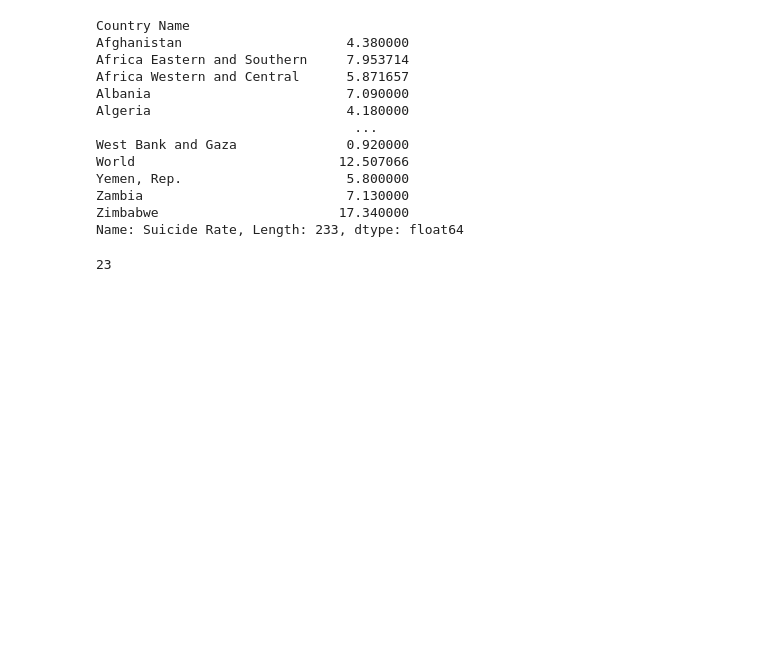
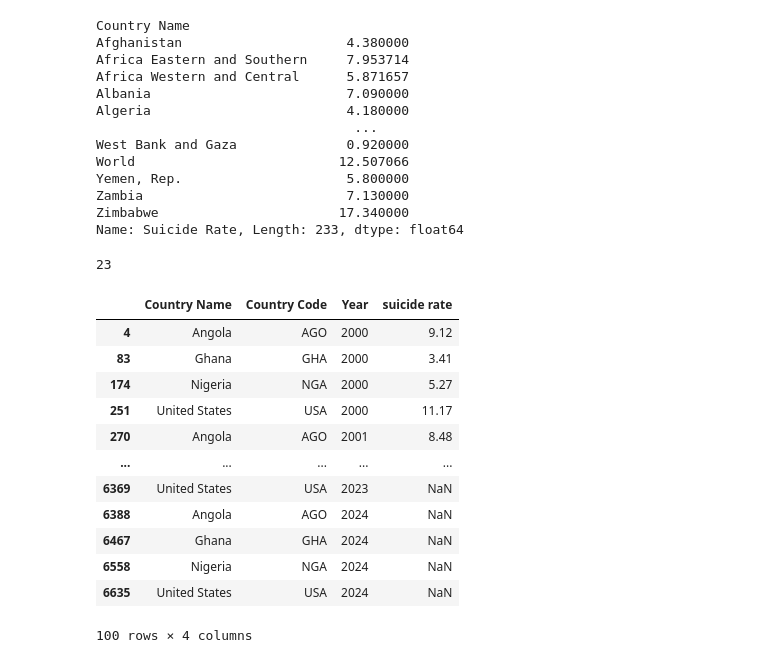
Before and after one commit to fridaychinedu04/Assignment, a Jupyter notebook: World_Suicide.ipynb, the cells around one changed output. Drawn from its saved outputs; the diff is of its cells as text; code cells hidden in the pictures; blank space fills up the shorter version.

```diff
--- a/World_Suicide.ipynb
+++ b/World_Suicide.ipynb
@@ -163,3 +163,43 @@ countries_gt_20 = World_suicide[countries_greater_20] ['Country Name'].nunique()
 countries_gt_20
 # %% [output]
 23
+# %%
+import pandas as pd
+world_suicide = pd.read_excel(r"C:\Users\DELL\Documents\bluetooth\API_SH.STA.SUIC.P5_DS2_en_excel_v2_11048 (3).xls",
+skiprows=3
+)
+world_suicide
+uniq_country = world_suicide["Country Name"].nunique
+uniq_country
+col_to_drop = world_suicide.loc[:,"1960":"1999"].columns
+world_suicide = world_suicide.drop(columns=col_to_drop)
+col_to_unpivot = world_suicide.iloc[:,4:].columns
+col_to_retain = world_suicide.iloc[:,:2].columns
+reshaped = world_suicide.melt(value_vars=col_to_unpivot,id_vars=col_to_retain, var_name="Year",value_name="suicide rate")
+reshaped
+Countries  = reshaped.query(
+"""    `Country Name` == "Nigeria"
+   or
+   `Country Name` == "Angola"
+   or
+   `Country Name` == "United States"
+   or
+   `Country Name` == "Ghana"
+   """.replace("\n","")
+   )
+Countries
+#reshaped
+# %% [output]
+|  | Country Name | Country Code | Year | suicide rate |
+| 4 | Angola | AGO | 2000 | 9.12 |
+| 83 | Ghana | GHA | 2000 | 3.41 |
+| 174 | Nigeria | NGA | 2000 | 5.27 |
+| 251 | United States | USA | 2000 | 11.17 |
+| 270 | Angola | AGO | 2001 | 8.48 |
+| ... | ... | ... | ... | ... |
+| 6369 | United States | USA | 2023 | NaN |
+| 6388 | Angola | AGO | 2024 | NaN |
+| 6467 | Ghana | GHA | 2024 | NaN |
+| 6558 | Nigeria | NGA | 2024 | NaN |
+| 6635 | United States | USA | 2024 | NaN |
+100 rows × 4 columns
```
Also changed, not shown: parts of 1 cell of this notebook, 1 other file.
